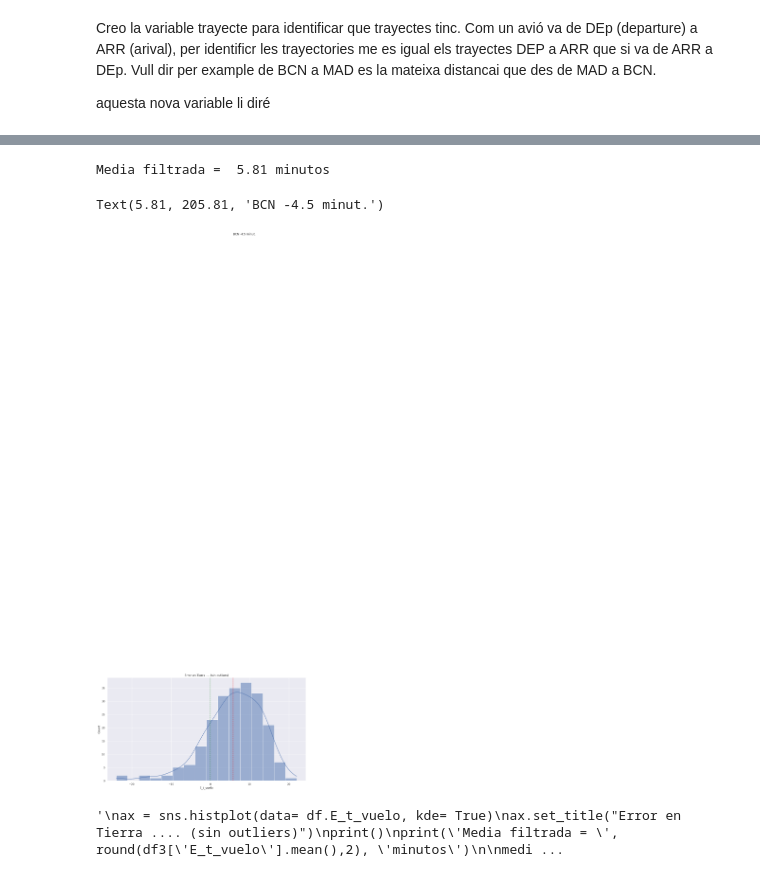
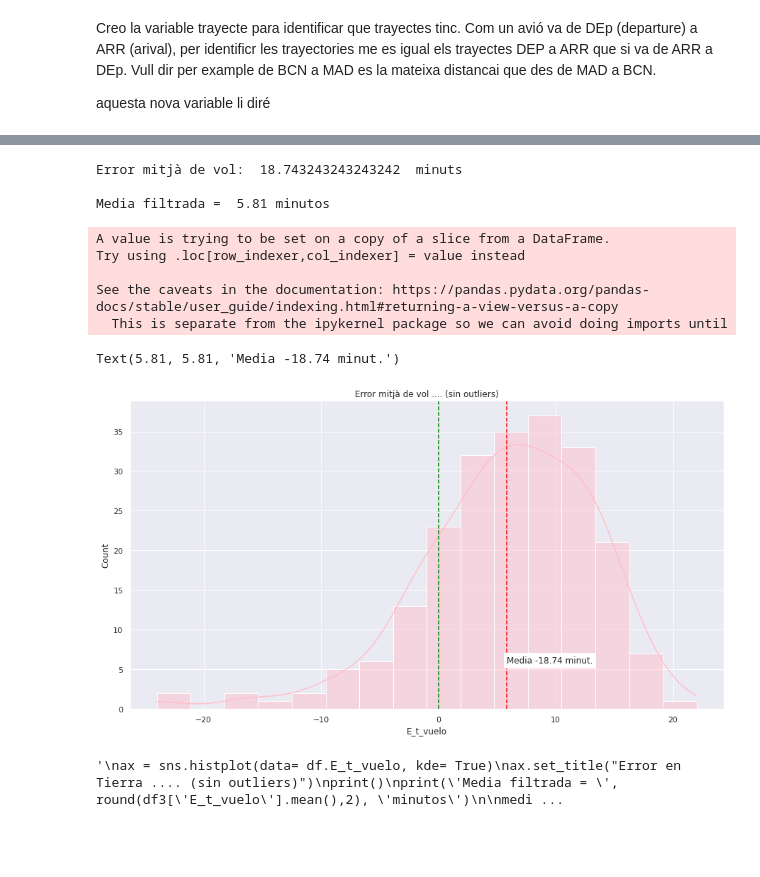
Before and after one commit to JMML2021/Avaluaci-final-per-passar-a-projecte, a Jupyter notebook: Calculo Vueling 2022 con codigos Rev G.ipynb, the cells around one changed output, grey strips where cells are left out. Saved outputs shown, nothing was run; the diff lists cells and outputs as text; code cells hidden in the pictures; blank space fills up the shorter version.

```diff
--- a/Calculo Vueling 2022 con codigos Rev G.ipynb
+++ b/Calculo Vueling 2022 con codigos Rev G.ipynb
@@ -1148,0 +1148,10 @@ forma  (45, 89)
+# %%
+# Calculo tiempo de vuelo teorico Real y error
+df['DuracionVueloTeorico']= (df['STA'] - df['STD'])/  np.timedelta64(1, 'm')
+df['DuracionVueloReal'] = (df['ATA'] - df['ATD']) /  np.timedelta64(1, 'm')
+df['E_Duracion_Vuelo'] = (df['DuracionVueloReal'] - df['DuracionVueloTeorico']) #/  np.timedelta64(1, 'm')
+df['E_Duracion_Vuelo'].head(3)
+
+media = round(df['E_Duracion_Vuelo'].mean(),2)
+
+print('\n\nError medio en tiempo de vuelo',media)
@@ -1192,0 +1329,7 @@ df[['DEP','ARR','Trayecto']].head(3)
+# %%
+
+ax=df8.plot.scatter( x = 'DuracionVueloTeorico', y = 'E_t_vuelo')
+ax.set_title('Correlacion durada del vol v Error en el temps programat de duarada del vol:', fontsize = 12, color= 'green')
+textoBCN = "Media "+ str(media) + ' minut.'
+ax.text(0  ,-400, 'Hi ha Outliers', backgroundcolor='w', fontsize = 24, color= 'red')
+ax.axhline(0, color="green", linestyle = '--')
@@ -1193,27 +1435,39 @@ df[['DEP','ARR','Trayecto']].head(3)
 # %%
-# erro en el tiempode vuelo
-df8=df
+# error en el tiempo de vuelo:
+df8=df[['STA','STD', 'ATD', 'ATA', 'Trajecto']]
 df8['E_t_vuelo']= ((df8['STA']-df8['STD']) -(df8['ATA']-df8['ATD']))/  np.timedelta64(1, 'm')
+
+ErrorMedioVuelo= df8['E_t_vuelo'].mean()
+print('Error mitjà de vol: ', ErrorMedioVuelo, ' minuts')
+
 dfEliminarOutliers= (df8['E_t_vuelo']< 30) & (df8['E_t_vuelo']> -30)
-df8 = df8[dfEliminarOutliers]
+df8 = round(df8[dfEliminarOutliers],2)
+
 df8['E_t_vuelo']
-ax = sns.histplot(data= df8.E_t_vuelo, kde= True)
-ax.set_title("Error en Tierra .... (sin outliers)")
+ax = sns.histplot(data= df8.E_t_vuelo, kde= True, color ='pink')
+ax.set_title("Error mitjà de vol .... (sin outliers)")
 print()
 print('Media filtrada = ', round(df8['E_t_vuelo'].mean(),2), 'minutos')
 
 media = round(df8['E_t_vuelo'].mean(),2)
 
 ax.axvline(media, color="red", linestyle = '--', label="ooas")       # Linea 0 verde
 ax.axvline(0, color="green", linestyle = '--')
 
 
 #textoBCN = "Media "+ str(media) + ' minut.'
-ax.text(media  ,media+200  , textoBCN, backgroundcolor='w')
+ax.text(media  ,media, textoBCN, backgroundcolor='w')
 # %% [output]
+Error mitjà de vol:  18.743243243243242  minuts
+
 Media filtrada =  5.81 minutos
-Text(5.81, 205.81, 'BCN -4.5 minut.')
+A value is trying to be set on a copy of a slice from a DataFrame.
+Try using .loc[row_indexer,col_indexer] = value instead
+
+See the caveats in the documentation: https://pandas.pydata.org/pandas-docs/stable/user_guide/indexing.html#returning-a-view-versus-a-copy
+  This is separate from the ipykernel package so we can avoid doing imports until
+Text(5.81, 5.81, 'Media -18.74 minut.')
-[figure, old version]
+[figure, new version]
 # %%
 # Repasar tiempo cálculo vuelo avion:
 
```
Also changed, not shown: parts of 46 cells of this notebook.
